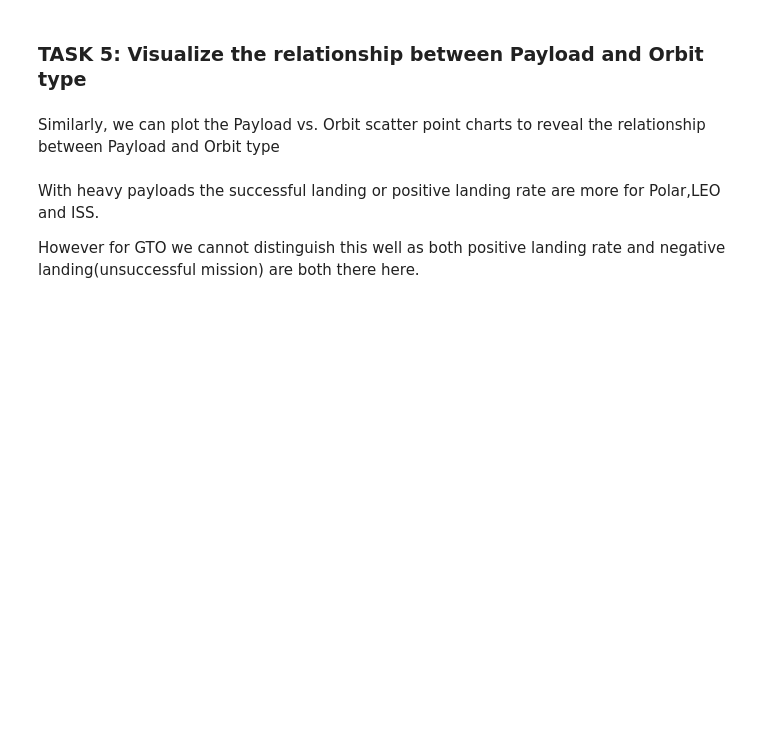
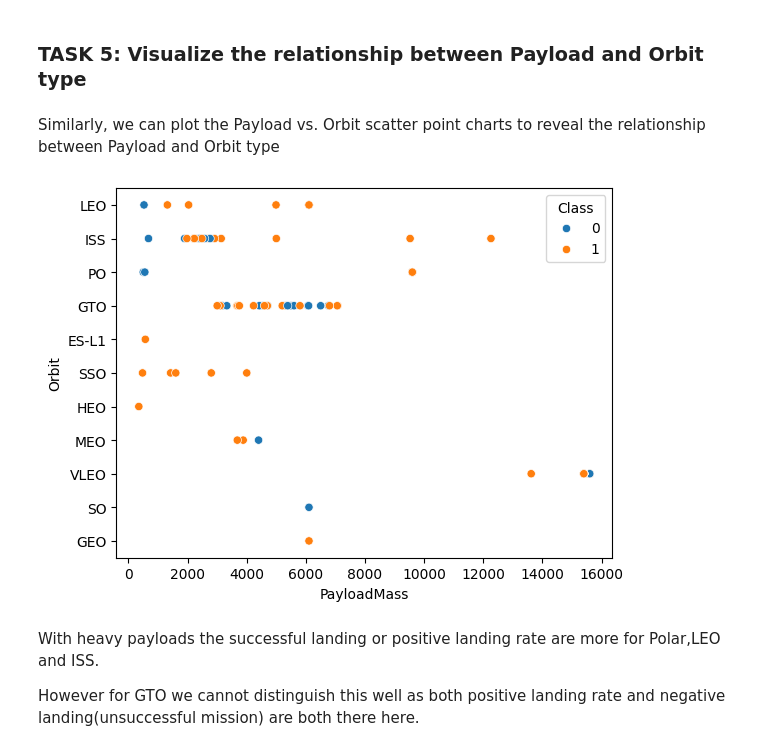
Before and after one commit to marceloimg93/data-science-projects, a Jupyter notebook: chapter 2/jupyter-labs-eda-dataviz-v2.ipynb, the cells around one changed output. Cells and saved outputs as stored; diff of their text form; code cells hidden in the pictures; blank space fills up the shorter version.

```diff
--- a/chapter 2/jupyter-labs-eda-dataviz-v2.ipynb
+++ b/chapter 2/jupyter-labs-eda-dataviz-v2.ipynb
@@ -154,6 +173,15 @@ You should see that in the LEO orbit the Success appears related to the number o
 Similarly, we can plot the Payload vs. Orbit scatter point charts to reveal the relationship between Payload and Orbit type
 # %%
 # Plot a scatter point chart with x axis to be Payload and y axis to be the Orbit, and hue to be the class value
+sns.scatterplot(
+    data=df,
+    x="PayloadMass",
+    y="Orbit",
+    hue="Class",
+)
+plt.show()
+# %% [output]
+[figure, added]
 # %% [markdown]
 With heavy payloads the successful landing or positive landing rate are more for Polar,LEO and ISS.
 
```
Also changed, not shown: parts of 7 cells of this notebook.
